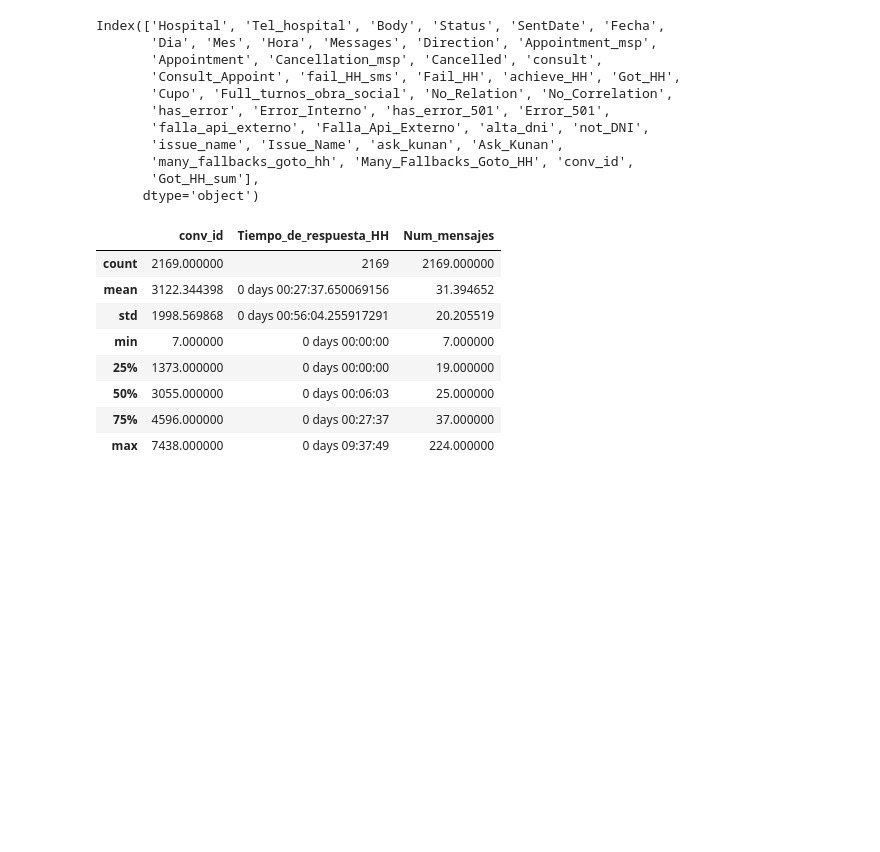
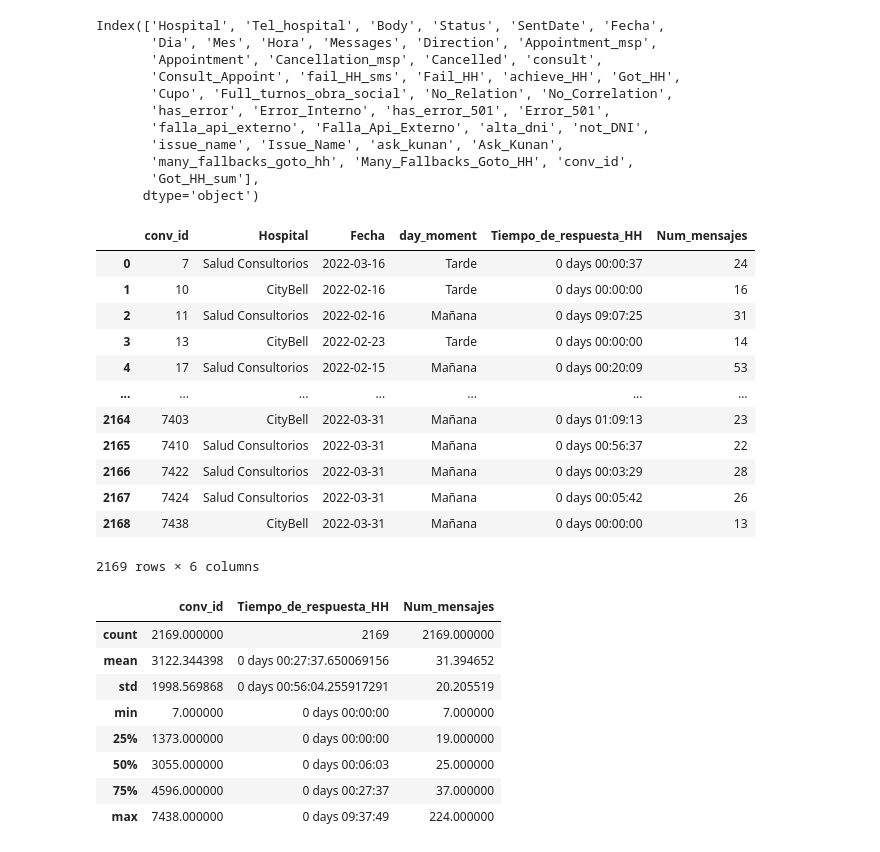
Before and after one commit to Tommmster/mentoria-diplodatos-chatbot, a Jupyter notebook: 3-rl/Practico3_sup.ipynb, the cells around one changed output. Cells and saved outputs as stored; diff of their text form; code cells hidden in the pictures; blank space fills up the shorter version.

```diff
--- a/3-rl/Practico3_sup.ipynb
+++ b/3-rl/Practico3_sup.ipynb
@@ -370,3 +407,23 @@ aggs = pd.DataFrame(conv_digest(x), columns = ['conv_id', 'Hospital', 'Fecha', '
+# %%
+
+col_names = ['conv_id', 'Hospital', 'Fecha', 'day_moment', 'Tiempo_de_respuesta_HH', 'Num_mensajes']
+
+aggs = pd.DataFrame(conv_digest(x), columns = col_names)
+aggs
+# %% [output]
+|  | conv_id | Hospital | Fecha | day_moment | Tiempo_de_respuesta_HH | Num_mensajes |
+| 0 | 7 | Salud Consultorios | 2022-03-16 | Tarde | 0 days 00:00:37 | 24 |
+| 1 | 10 | CityBell | 2022-02-16 | Tarde | 0 days 00:00:00 | 16 |
+| 2 | 11 | Salud Consultorios | 2022-02-16 | Mañana | 0 days 09:07:25 | 31 |
+| 3 | 13 | CityBell | 2022-02-23 | Tarde | 0 days 00:00:00 | 14 |
+| 4 | 17 | Salud Consultorios | 2022-02-15 | Mañana | 0 days 00:20:09 | 53 |
+| ... | ... | ... | ... | ... | ... | ... |
+| 2164 | 7403 | CityBell | 2022-03-31 | Mañana | 0 days 01:09:13 | 23 |
+| 2165 | 7410 | Salud Consultorios | 2022-03-31 | Mañana | 0 days 00:56:37 | 22 |
+| 2166 | 7422 | Salud Consultorios | 2022-03-31 | Mañana | 0 days 00:03:29 | 28 |
+| 2167 | 7424 | Salud Consultorios | 2022-03-31 | Mañana | 0 days 00:05:42 | 26 |
+| 2168 | 7438 | CityBell | 2022-03-31 | Mañana | 0 days 00:00:00 | 13 |
+2169 rows × 6 columns
 # %%
 aggs.describe()
 # %% [output]
```
Also changed, not shown: parts of 20 cells of this notebook.
